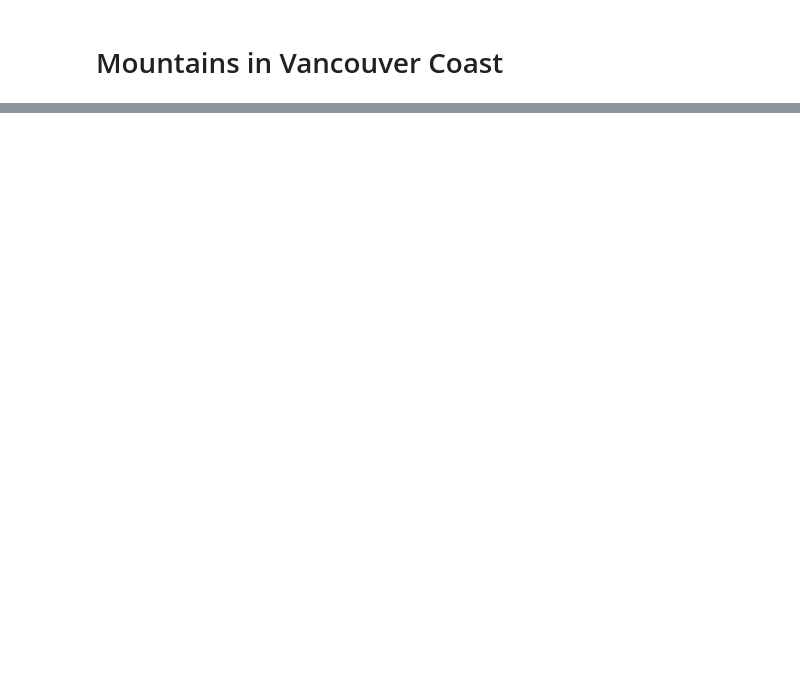
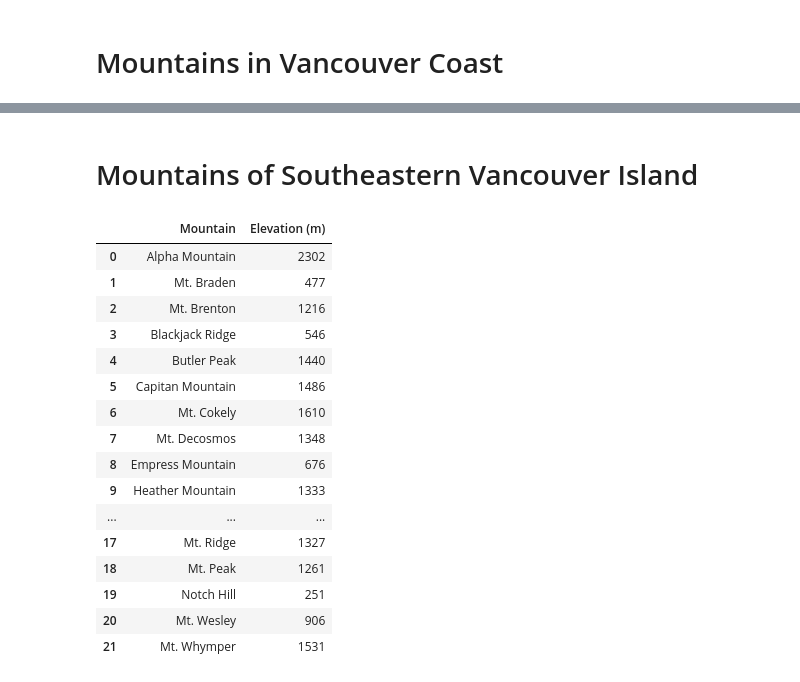
Before and after one commit to Jujhar/Mountains-Elevations-in-Vancouver-Coast, a Jupyter notebook: Mountains of Vancouver Coast.ipynb, the cells around one changed output, grey strips where cells are left out. Saved outputs shown, nothing was run; the diff lists cells and outputs as text; code cells hidden in the pictures; blank space fills up the shorter version.

```diff
--- a/Mountains of Vancouver Coast.ipynb
+++ b/Mountains of Vancouver Coast.ipynb
@@ -61,0 +77,23 @@ plt.show();
+# %% [markdown]
+# Mountains of Southeastern Vancouver Island
+# %%
+data=pd.read_csv("rebabre__mountains__island.csv")
+data[['Mountain', 'Elevation (m)']]
+# %% [output]
+|  | Mountain | Elevation (m) |
+| 0 | Alpha Mountain | 2302 |
+| 1 | Mt. Braden | 477 |
+| 2 | Mt. Brenton | 1216 |
+| 3 | Blackjack Ridge | 546 |
+| 4 | Butler Peak | 1440 |
+| 5 | Capitan Mountain | 1486 |
+| 6 | Mt. Cokely | 1610 |
+| 7 | Mt. Decosmos | 1348 |
+| 8 | Empress Mountain | 676 |
+| 9 | Heather Mountain | 1333 |
+| ... | ... | ... |
+| 17 | Mt. Ridge | 1327 |
+| 18 | Mt. Peak | 1261 |
+| 19 | Notch Hill | 251 |
+| 20 | Mt. Wesley | 906 |
+| 21 | Mt. Whymper | 1531 |
```
Also changed, not shown: parts of 10 cells of this notebook, 9 other files.
